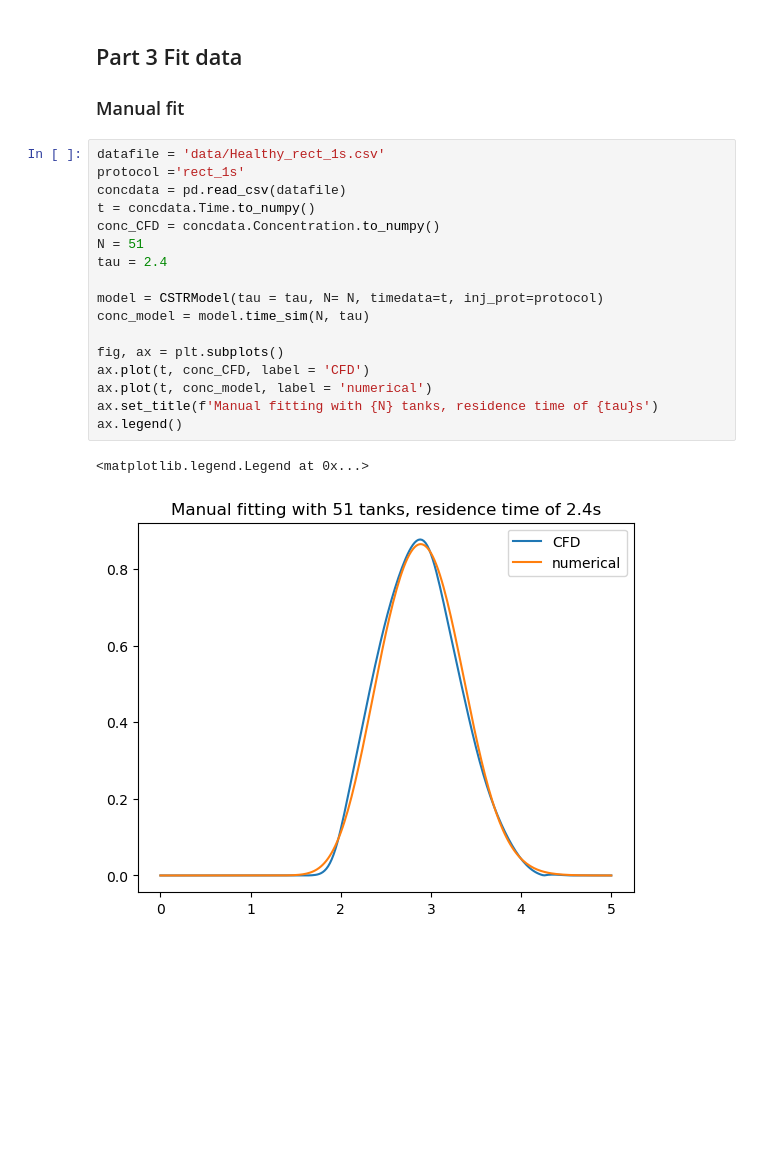
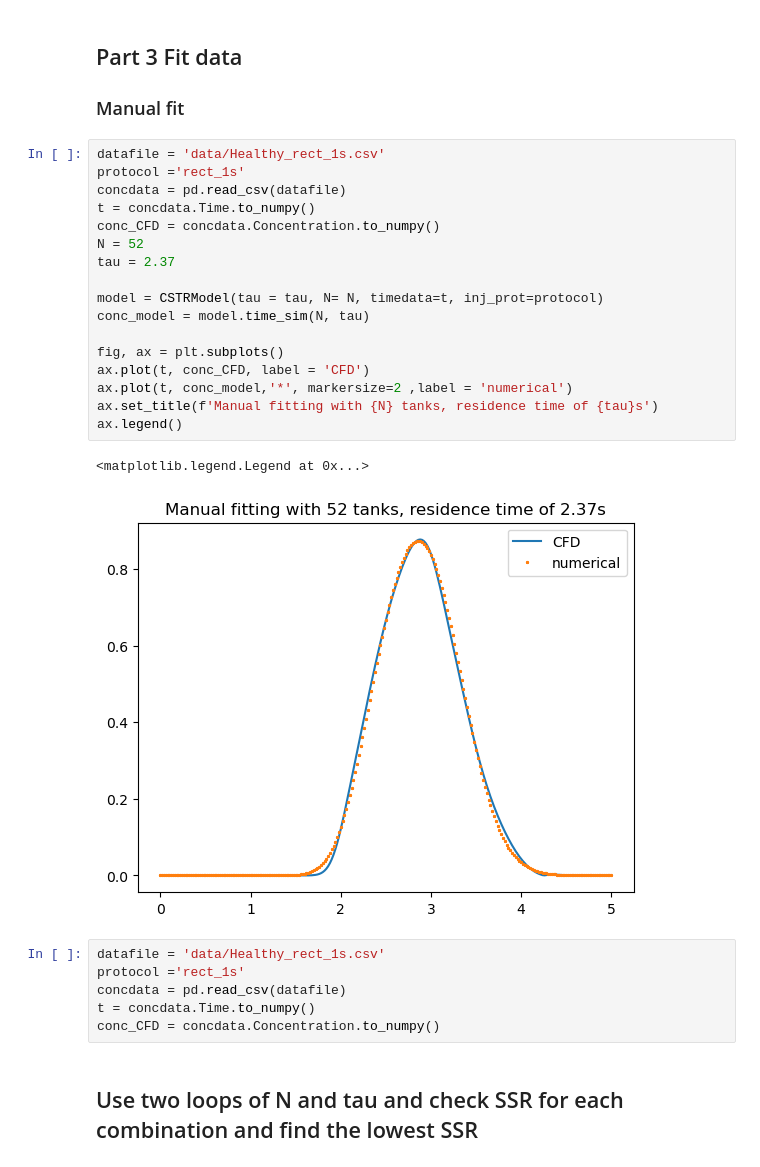
Before and after one commit to waves-stats/MOD_510_2023_autumn, a Jupyter notebook: Partha/project3/mod510_project3_partha_v2.ipynb, the cells around one changed output. Saved outputs shown, nothing was run; the diff lists cells and outputs as text; blank space fills up the shorter version.

Commit message:
added fitting model to rect_1s data, manually and bruteforce

```diff
--- a/Partha/project3/mod510_project3_partha_v2.ipynb
+++ b/Partha/project3/mod510_project3_partha_v2.ipynb
@@ -431,20 +431,28 @@ plt.tight_layout()
 # %%
 datafile = 'data/Healthy_rect_1s.csv'
 protocol ='rect_1s'
 concdata = pd.read_csv(datafile)
 t = concdata.Time.to_numpy()
 conc_CFD = concdata.Concentration.to_numpy()
-N = 51
-tau = 2.4
+N = 52
+tau = 2.37
 
 model = CSTRModel(tau = tau, N= N, timedata=t, inj_prot=protocol)
 conc_model = model.time_sim(N, tau)
 
 fig, ax = plt.subplots()
 ax.plot(t, conc_CFD, label = 'CFD')
-ax.plot(t, conc_model, label = 'numerical')
+ax.plot(t, conc_model,'*', markersize=2 ,label = 'numerical')
 ax.set_title(f'Manual fitting with {N} tanks, residence time of {tau}s')
 ax.legend()
 # %% [output]
 <matplotlib.legend.Legend at 0x...>
-[figure, old version]
+[figure, new version]
+# %%
+datafile = 'data/Healthy_rect_1s.csv'
+protocol ='rect_1s'
+concdata = pd.read_csv(datafile)
+t = concdata.Time.to_numpy()
+conc_CFD = concdata.Concentration.to_numpy()
+# %% [markdown]
+## Use two loops of N and tau and check SSR for each combination and find the lowest SSR
```
Also changed, not shown: parts of 4 cells of this notebook.
